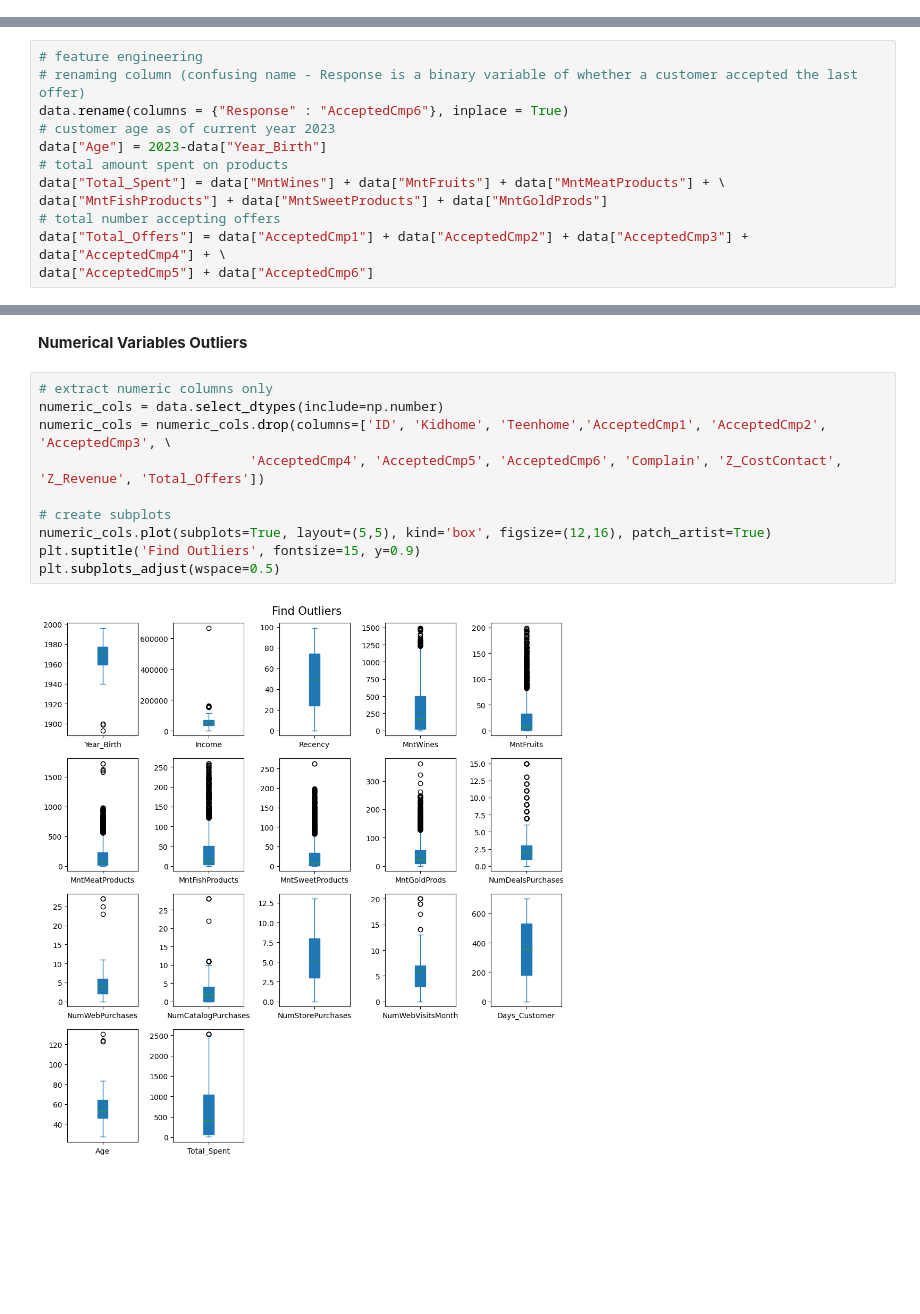
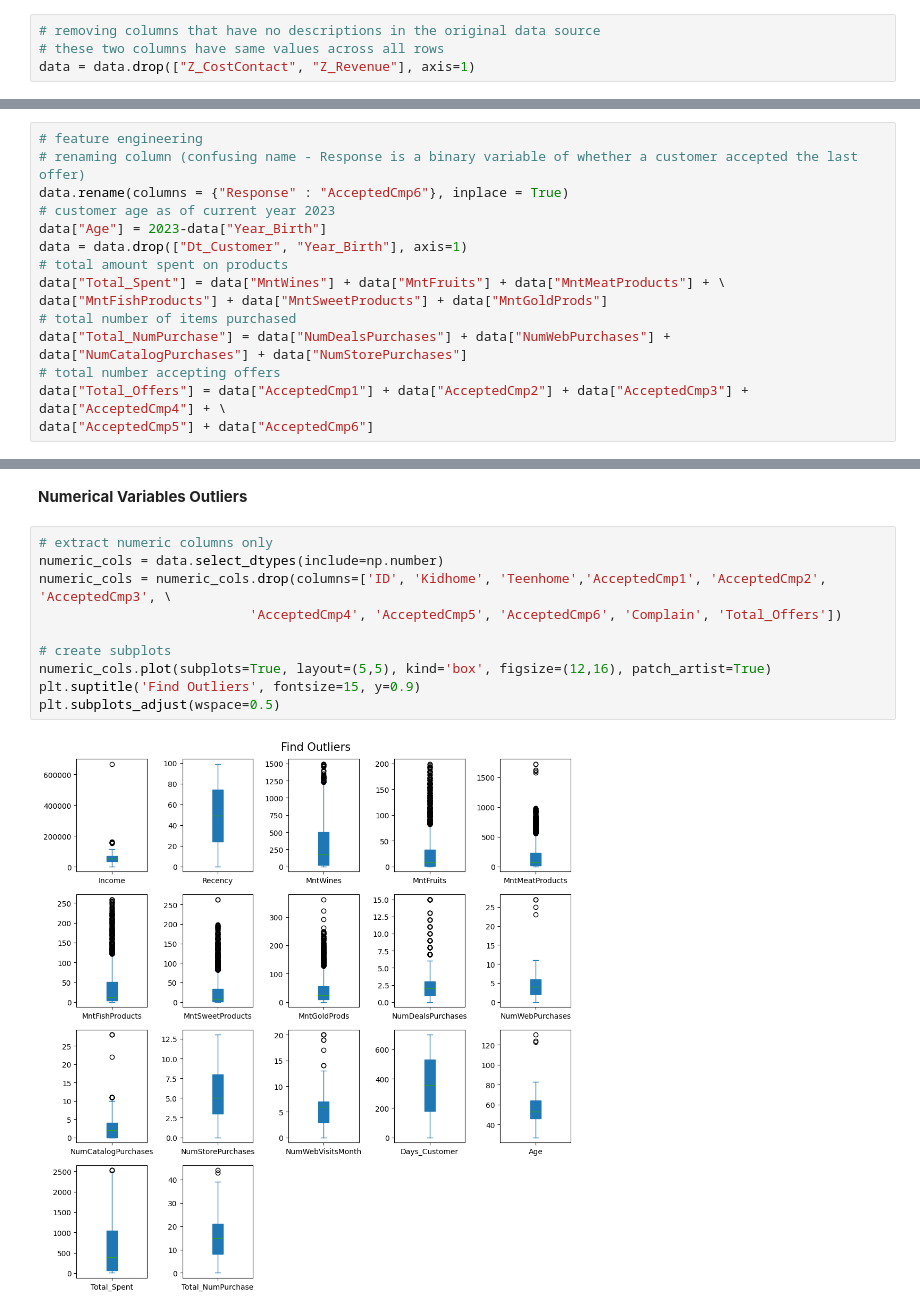
Before and after one commit to yunepark/data-science-projects, a Jupyter notebook: Customer_Segmentation/Data Preprocessing & EDA.ipynb, the cells around one changed output, grey strips where cells are left out. Saved outputs shown, nothing was run; the diff lists cells and outputs as text; blank space fills up the shorter version.

```diff
--- a/Customer_Segmentation/Data Preprocessing & EDA.ipynb
+++ b/Customer_Segmentation/Data Preprocessing & EDA.ipynb
@@ -63,6 +63,10 @@ data.describe(include='all')
 11 rows × 29 columns
 # %% [markdown]
 ### Data Preprocessing
+# %%
+# removing columns that have no descriptions in the original data source
+# these two columns have same values across all rows
+data = data.drop(["Z_CostContact", "Z_Revenue"], axis=1)
 # %%
 # converting 'Dt_Customer' variable to datetime type
 data["Dt_Customer"] = pd.to_datetime(data["Dt_Customer"], format="%d-%m-%Y")
@@ -77,9 +81,12 @@ data["Days_Customer"] = data["Days_Customer"].dt.days.astype(int)
 data.rename(columns = {"Response" : "AcceptedCmp6"}, inplace = True)
 # customer age as of current year 2023
 data["Age"] = 2023-data["Year_Birth"]
+data = data.drop(["Dt_Customer", "Year_Birth"], axis=1)
 # total amount spent on products
 data["Total_Spent"] = data["MntWines"] + data["MntFruits"] + data["MntMeatProducts"] + \
 data["MntFishProducts"] + data["MntSweetProducts"] + data["MntGoldProds"]
+# total number of items purchased
+data["Total_NumPurchase"] = data["NumDealsPurchases"] + data["NumWebPurchases"] + data["NumCatalogPurchases"] + data["NumStorePurchases"]
 # total number accepting offers
 data["Total_Offers"] = data["AcceptedCmp1"] + data["AcceptedCmp2"] + data["AcceptedCmp3"] + data["AcceptedCmp4"] + \
 data["AcceptedCmp5"] + data["AcceptedCmp6"]
@@ -186,12 +193,12 @@ plt.show()
 # %%
 # extract numeric columns only
 numeric_cols = data.select_dtypes(include=np.number)
 numeric_cols = numeric_cols.drop(columns=['ID', 'Kidhome', 'Teenhome','AcceptedCmp1', 'AcceptedCmp2', 'AcceptedCmp3', \
-                           'AcceptedCmp4', 'AcceptedCmp5', 'AcceptedCmp6', 'Complain', 'Z_CostContact', 'Z_Revenue', 'Total_Offers'])
+                           'AcceptedCmp4', 'AcceptedCmp5', 'AcceptedCmp6', 'Complain', 'Total_Offers'])
 
 # create subplots
 numeric_cols.plot(subplots=True, layout=(5,5), kind='box', figsize=(12,16), patch_artist=True)
 plt.suptitle('Find Outliers', fontsize=15, y=0.9)
 plt.subplots_adjust(wspace=0.5)
 # %% [output]
-[figure, old version]
+[figure, new version]
```
Also changed, not shown: parts of 6 cells of this notebook, 3 other files.
